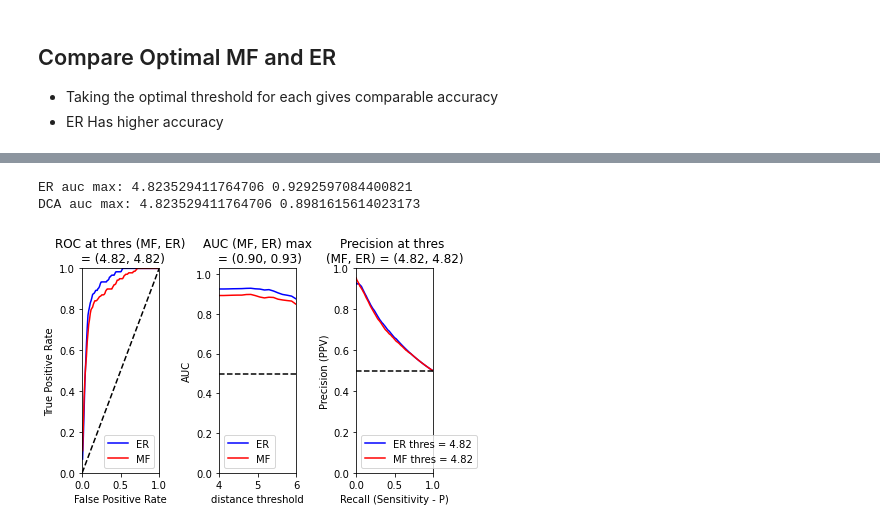
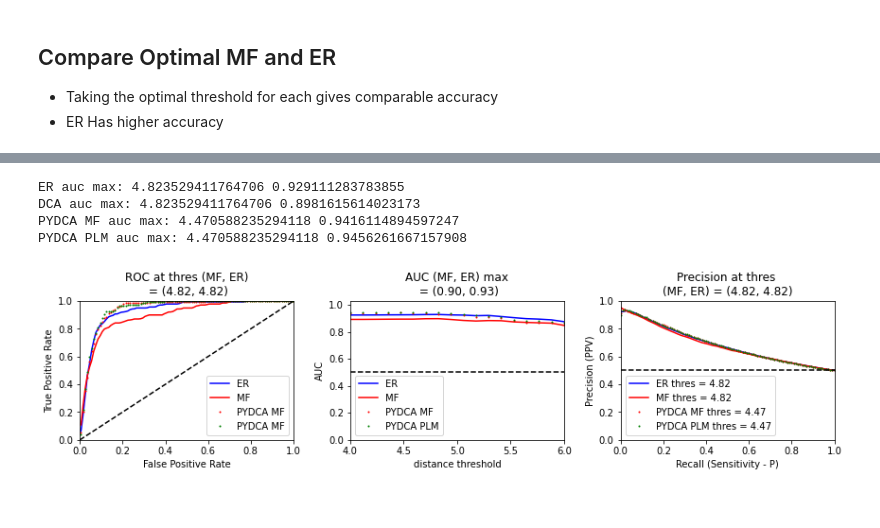
Before and after one commit to evancresswell/DCA_ER, a Jupyter notebook: ecc_DCA_ER.ipynb, the cells around one changed output, grey strips where cells are left out. Cells and saved outputs as stored; diff of their text form; code cells hidden in the pictures.

Commit message:
discovered discrepancy between our MF and pydca MF which points to potential issues in algo and/or pre-preocessing

```diff
--- a/ecc_DCA_ER.ipynb
+++ b/ecc_DCA_ER.ipynb
@@ -37,8 +37,12 @@ np.random.seed(1)
 data_path = Path('/home', 'eclay','Pfam-A.full')
 data_path = Path('Pfam-A.full')
 
+pfam_id = 'PF00023'
 pfam_id = 'PF00011'
 pfam_id = 'PF00186'
+
+n_jobs = 6
+
 
 # Set DCA_ER directory
 DCA_dir = os.getcwd()
@@ -222,15 +242,15 @@ def predict_w(s,i0,i1i2,niter_max,l2):
     return h01,w1
 
 
-if os.path.exists("PF00186_w.npy"):
+if os.path.exists("%s_w.npy" % pfam_id):
 # if 0:
-    w = np.load("PF00186_w.npy")
+    w = np.load("%s_w.npy" % pfam_id)
 else:
     #-------------------------------
     # parallel
     start_time = timeit.default_timer()
     #res = Parallel(n_jobs = 4)(delayed(predict_w)\
-    res = Parallel(n_jobs = 8)(delayed(predict_w)\
+    res = Parallel(n_jobs = n_jobs)(delayed(predict_w)\
     #res = Parallel(n_jobs = 32)(delayed(predict_w)\
             (s,i0,i1i2,niter_max=10,l2=100.0)\
             for i0 in range(n_var))
@@ -323,14 +328,15 @@ plt.colorbar(fraction=0.045, pad=0.05)
 #print("Direct Information from Expectation reflection:\n",di)
 ER_di = di
 print(ER_di.shape)
-print("Direct Information from Expectation reflection:\n",di)
+
+# print("Direct Information from Expectation reflection:\n",di)
 
 from ecc_tools import roc_curve
 # find optimal threshold of distance
 ct_thres = np.linspace(4.,6.,18,endpoint=True)
 n = ct_thres.shape[0]
 ct_mat = ct
-
+print(ct.shape)
 # Initialize plotting
 iplot = [1,3,5,7,9,11,13]
 plt.figure(figsize=(9.0,3.2))
@@ -347,13 +353,13 @@ for i in range(n):
         p,tp,fp = roc_curve(ct_mat, ER_di, ct_thres[i])
         if i in iplot:
             plt.plot(fp,tp,label='thres = %3.2f'%ct_thres[i])
-        auc[i] = tp.sum()/tp.shape[0]
+        auc_ER[i] = tp.sum()/tp.shape[0]
     except(RuntimeWarning):
         auc_ER[i] = 0
 
 # Get ER method's best contact prediction
 i0_ER = np.argmax(auc_ER)
-print('ER auc max:',ct_thres[i0_ER],auc[i0_ER])
+print('ER auc max:',ct_thres[i0_ER],auc_ER[i0_ER])
 p0_ER,tp0_ER,fp0_ER = tools.roc_curve(ct_mat,ER_di,ct_thres[i0_ER])
 
 # ROC-curve tile settings
@@ -367,18 +373,18 @@ plt.legend()
 # Plot ROC, AUC and Precision for best ER contact prediction
 # AUC
 plt.subplot2grid((1,4),(0,1))
-plt.title('AUC max = %f' %(auc[i0_ER]))
+plt.title('AUC max = %f' %(auc_ER[i0_ER]))
 plt.plot([ct_thres.min(),ct_thres.max()],[0.5,0.5],'k--')
-plt.plot(ct_thres,auc,'k-')
-plt.plot(ct_thres[i0_ER],auc[i0_ER], 'b*', markersize=10.)
+plt.plot(ct_thres,auc_ER,'k-')
+plt.plot(ct_thres[i0_ER],auc_ER[i0_ER], 'b*', markersize=10.)
 plt.xlim([ct_thres.min(),ct_thres.max()])
-plt.ylim([0,auc.max()+0.1])
+plt.ylim([0,auc_ER.max()+0.1])
 plt.xlabel('distance threshold')
 plt.ylabel('AUC')
 # ROC
 plt.subplot2grid((1,4),(0,2))
 plt.title('ROC at thres = %3.2f'%(ct_thres[i0_ER]))
-plt.plot(fp0,tp0,'b-')
+plt.plot(fp0_ER,tp0_ER,'b-')
 plt.plot([0,1],[0,1],'k--')
 plt.xlim([0,1])
 plt.ylim([0,1])
@@ -387,9 +393,8 @@ plt.ylabel('True Positive Rate')
 # Precision-Recall
 plt.subplot2grid((1,4),(0,3))
 plt.title('Precision-Recall Curve')
-print('\nContact threshold: ', ct_thres[i0])
-p,tp,fp = tools.roc_curve(ct_mat, ER_di, ct_thres[i0])
-plt.plot( p,tp / (tp + fp), 'b-', label='thres = %s'%ct_thres[i0])
+print('\nContact threshold: ', ct_thres[i0_ER])
+plt.plot( p0_ER,tp0_ER / (tp0_ER + fp0_ER), 'b-', label='thres = %s'%ct_thres[i0_ER])
 plt.xlabel('Recall (Sensitivity - P)')
 plt.ylabel('Precision (PPV)')
 
@@ -482,15 +560,25 @@ auc max: 4.823529411764706 0.8981615614023173
 # %%
 print('ER auc max:',ct_thres[i0_ER],auc_ER[i0_ER])
 print('DCA auc max:',ct_thres[i0_MF],auc_MF[i0_MF])
+
+print('PYDCA MF auc max:',ct_thres[i0_pydca_MF],auc_pydca_MF[i0_pydca_MF])
+print('PYDCA PLM auc max:',ct_thres[i0_pydca_PLM],auc_pydca_PLM[i0_pydca_PLM])
 # %% [output]
-ER auc max: 4.823529411764706 0.9292597084400821
+ER auc max: 4.823529411764706 0.929111283783855
 DCA auc max: 4.823529411764706 0.8981615614023173
+PYDCA MF auc max: 4.470588235294118 0.9416114894597247
+PYDCA PLM auc max: 4.470588235294118 0.9456261667157908
 # %%
+plt.figure(figsize=(12.0,3.2))
+
 # Plot ROC for optimal DCA vs optimal ER
 plt.subplot2grid((1,3),(0,0))
 plt.title('ROC at thres (MF, ER)\n = (%3.2f, %3.2f)'%(ct_thres[i0_MF],ct_thres[i0_ER]))
 plt.plot(fp0_ER,tp0_ER,'b-',label="ER")
 plt.plot(fp0_MF,tp0_MF,'r-',label="MF")
+plt.plot(fp0_pydca_MF,tp0_pydca_MF,'ro',label="PYDCA MF", markersize=1)
+plt.plot(fp0_pydca_PLM,tp0_pydca_PLM,'go',label="PYDCA MF", markersize=1)
+
 plt.plot([0,1],[0,1],'k--')
 plt.xlim([0,1])
 plt.ylim([0,1])
@@ -500,31 +588,36 @@ plt.legend()
 
 # Plot AUC for DCA and ER
 plt.subplot2grid((1,3),(0,1))
 plt.title('AUC (MF, ER) max\n = (%3.2f, %3.2f)' %(auc_MF[i0_MF], auc_ER[i0_ER]))
 plt.plot([ct_thres.min(),ct_thres.max()],[0.5,0.5],'k--')
 plt.plot(ct_thres,auc_ER,'b-',label="ER")
 plt.plot(ct_thres,auc_MF,'r-',label="MF")
+plt.plot(ct_thres,auc_pydca_MF,'ro',label="PYDCA MF", markersize=1)
+plt.plot(ct_thres,auc_pydca_PLM,'go',label="PYDCA PLM", markersize=1)
 plt.xlim([ct_thres.min(),ct_thres.max()])
 plt.ylim([0,max(auc_MF.max(), auc_ER.max())+0.1])
 plt.xlabel('distance threshold')
 plt.ylabel('AUC')
 plt.legend()
 
 # Plot Precision of optimal DCA and ER
 plt.subplot2grid((1,3),(0,2))
 plt.title('Precision at thres \n(MF, ER) = (%3.2f, %3.2f)'%(ct_thres[i0_MF],ct_thres[i0_ER]))
 plt.plot( p0_ER,tp0_ER / (tp0_ER + fp0_ER),'b-',label='ER thres = %3.2f'%ct_thres[i0_ER])
 plt.plot( p0_MF,tp0_MF / (tp0_MF + fp0_MF),'r-',label='MF thres = %3.2f'%ct_thres[i0_MF])
+plt.plot( p0_pydca_MF,tp0_pydca_MF / (tp0_pydca_MF + fp0_pydca_MF),'ro',label='PYDCA MF thres = %3.2f'%ct_thres[i0_pydca_MF], markersize=1)
+plt.plot( p0_pydca_PLM,tp0_pydca_PLM / (tp0_pydca_PLM + fp0_pydca_PLM),'go',label='PYDCA PLM thres = %3.2f'%ct_thres[i0_pydca_PLM], markersize=1)
+
 plt.plot([0,1.],[.5,.5],'k--')
 plt.xlim([0,1])
 plt.ylim([0,1])
 plt.xlabel('Recall (Sensitivity - P)')
 plt.ylabel('Precision (PPV)')
 plt.legend()
 
 plt.tight_layout(h_pad=1, w_pad=1.5)
 
 
 # tools.hide_toggle()
 # %% [output]
-[figure, old version]
+[figure, new version]
```
Also changed, not shown: parts of 7 cells of this notebook, 4 other files.
